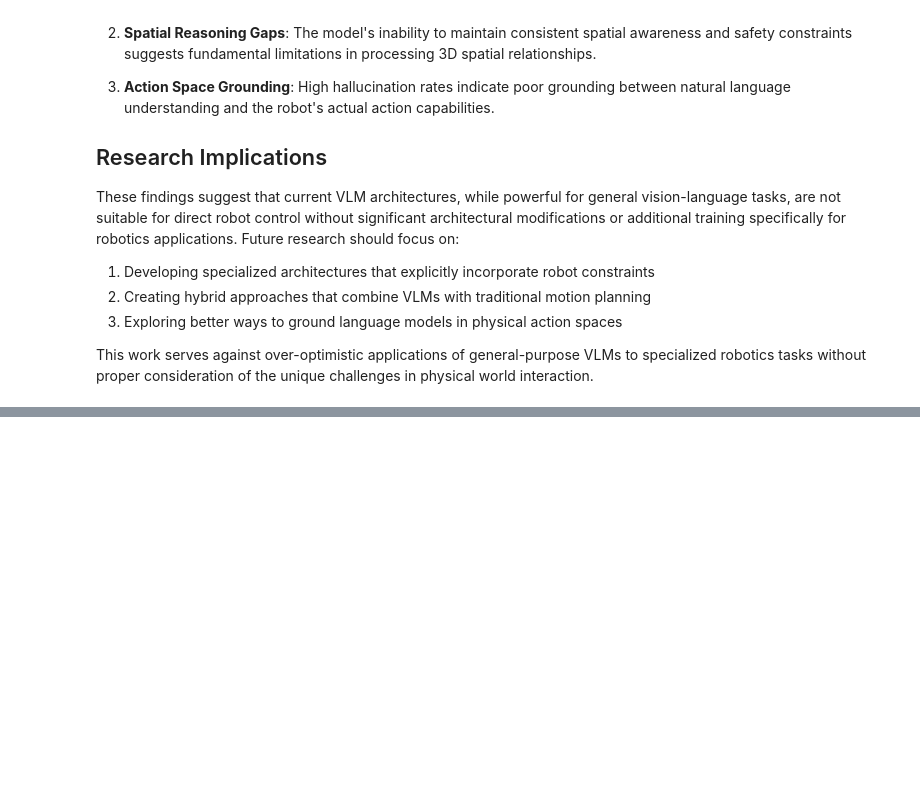
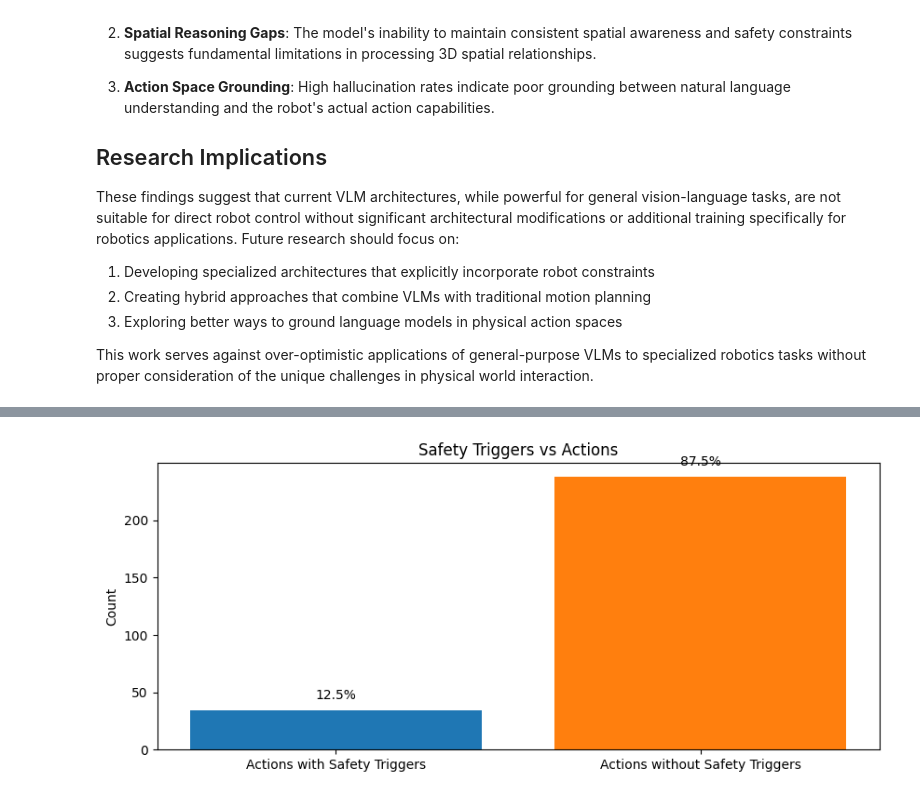
Before and after one commit to Omoshirokunai/ros_llm_ws_pal, a Jupyter notebook: src/flask_app/analysis.ipynb, the cells around one changed output, grey strips where cells are left out. Drawn from its saved outputs; the diff is of its cells as text; code cells hidden in the pictures; blank space fills up the shorter version.

```diff
--- a/src/flask_app/analysis.ipynb
+++ b/src/flask_app/analysis.ipynb
@@ -215,0 +149,14 @@ ValueError: 'label' must be of length 'x'
+# %%
+
+# 2. Safety Triggers vs actions
+fig, ax = plt.subplots(figsize=(10, 4))
+actions = ['Actions with Safety Triggers', 'Actions without Safety Triggers']
+counts = [sessions_df['safety_triggers'].sum(), total_actions - sessions_df['safety_triggers'].sum()]
+ax.bar(actions, counts, color=['#1f77b4', '#ff7f0e'])
+ax.set_ylabel('Count')
+ax.set_title('Safety Triggers vs Actions')
+for i, count in enumerate(counts):
+    ax.text(i, count + 10, f"{count / total_actions * 100:.1f}%", ha='center')
+plt.show()
+# %% [output]
+[figure, added]
```
Also changed, not shown: parts of 10 cells of this notebook, 1 other file.
